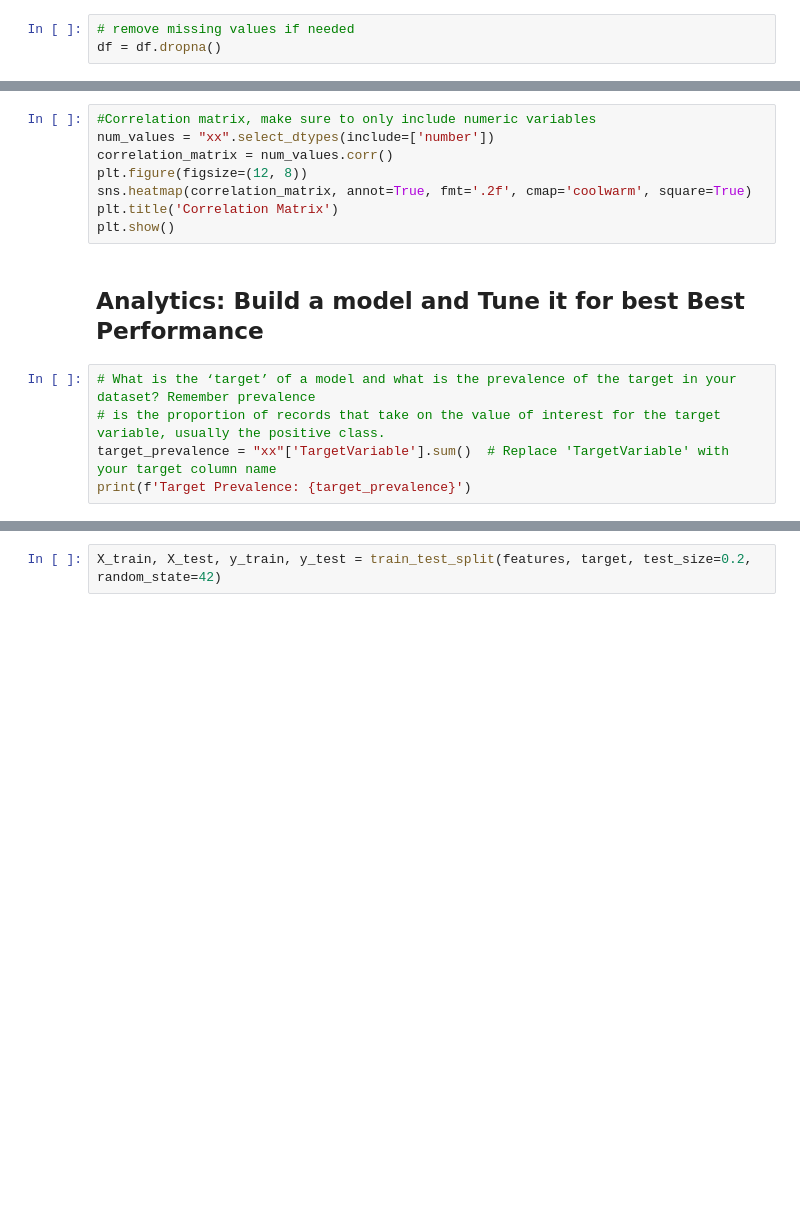
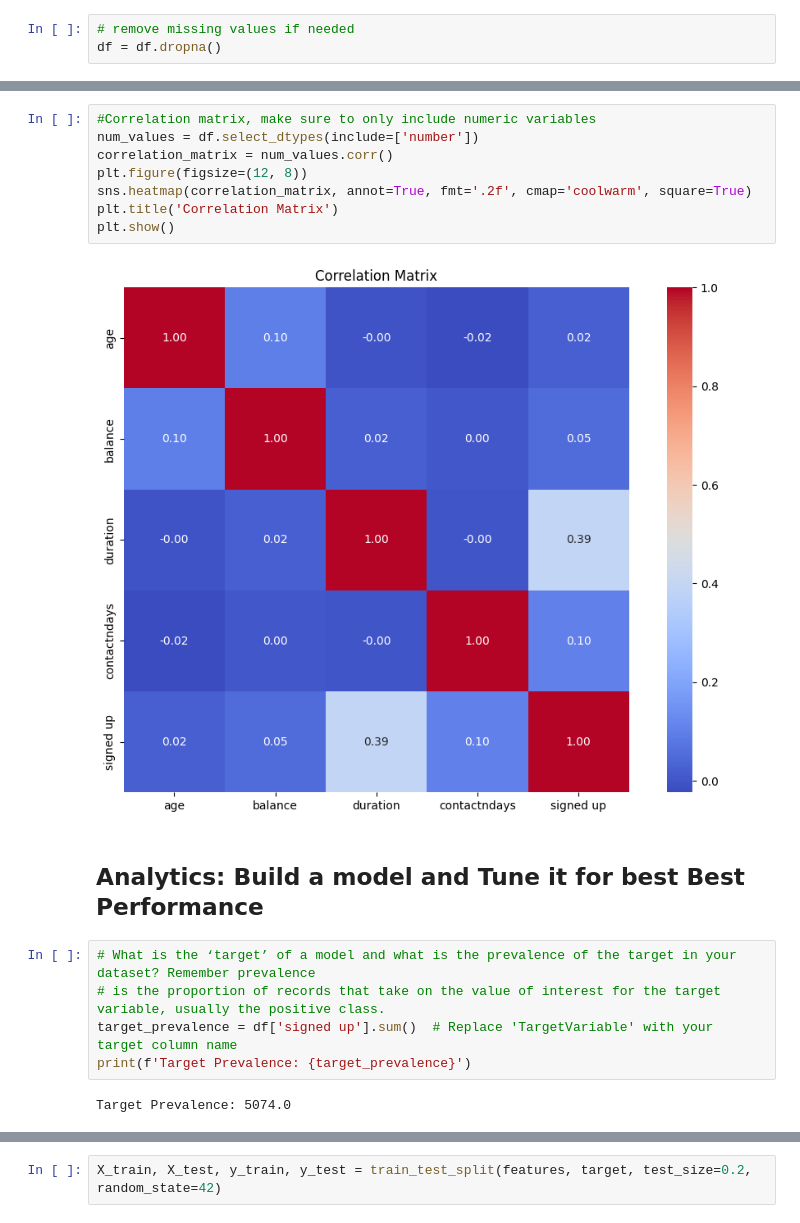
Before and after one commit to mabellii/ds1001_final, a Jupyter notebook: ds1001_final/notebooks/Final_Project_Notebook.ipynb, the cells around one changed output, grey strips where cells are left out. Cells and saved outputs as stored; diff of their text form; blank space fills up the shorter version.

```diff
--- a/ds1001_final/notebooks/Final_Project_Notebook.ipynb
+++ b/ds1001_final/notebooks/Final_Project_Notebook.ipynb
@@ -192,17 +201,21 @@ plt.show()
 # %%
 #Correlation matrix, make sure to only include numeric variables
-num_values = "xx".select_dtypes(include=['number'])
+num_values = df.select_dtypes(include=['number'])
 correlation_matrix = num_values.corr()
 plt.figure(figsize=(12, 8))
 sns.heatmap(correlation_matrix, annot=True, fmt='.2f', cmap='coolwarm', square=True)
 plt.title('Correlation Matrix')
 plt.show()
+# %% [output]
+[figure, added]
 # %% [markdown]
 ## Analytics: Build a model and Tune it for best Best Performance
 # %%
 # What is the ‘target’ of a model and what is the prevalence of the target in your dataset? Remember prevalence
 # is the proportion of records that take on the value of interest for the target variable, usually the positive class.
-target_prevalence = "xx"['TargetVariable'].sum()  # Replace 'TargetVariable' with your target column name
+target_prevalence = df['signed up'].sum()  # Replace 'TargetVariable' with your target column name
 print(f'Target Prevalence: {target_prevalence}')
+# %% [output]
+Target Prevalence: 5074.0
 # %%
 # Divide the dataset into features and target
```
Also changed, not shown: parts of 18 cells of this notebook.
